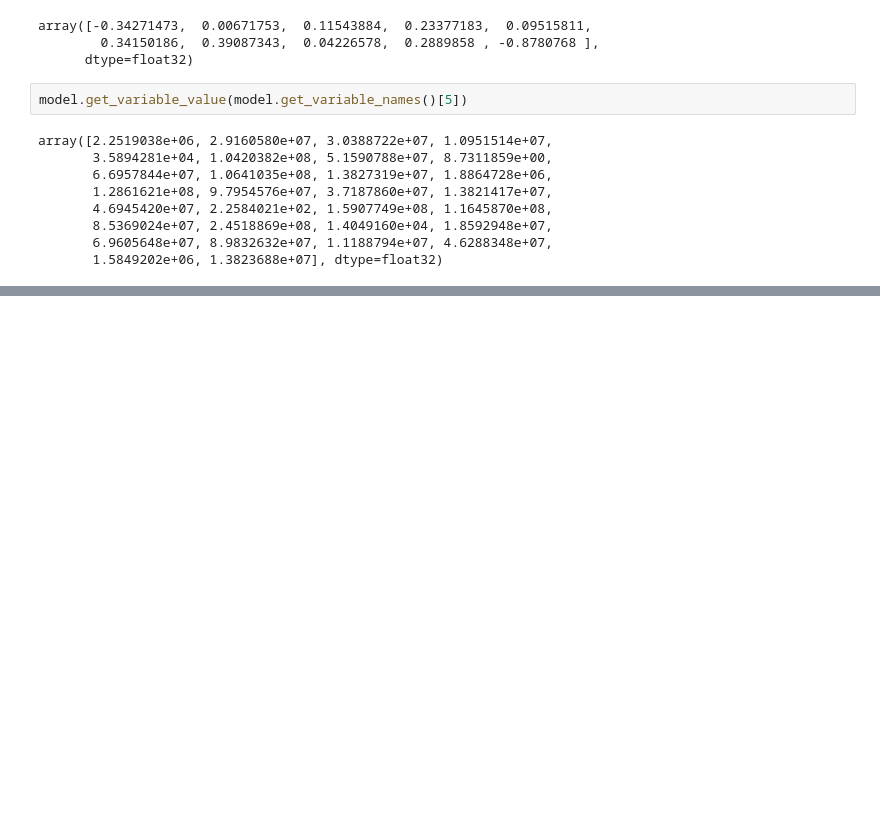
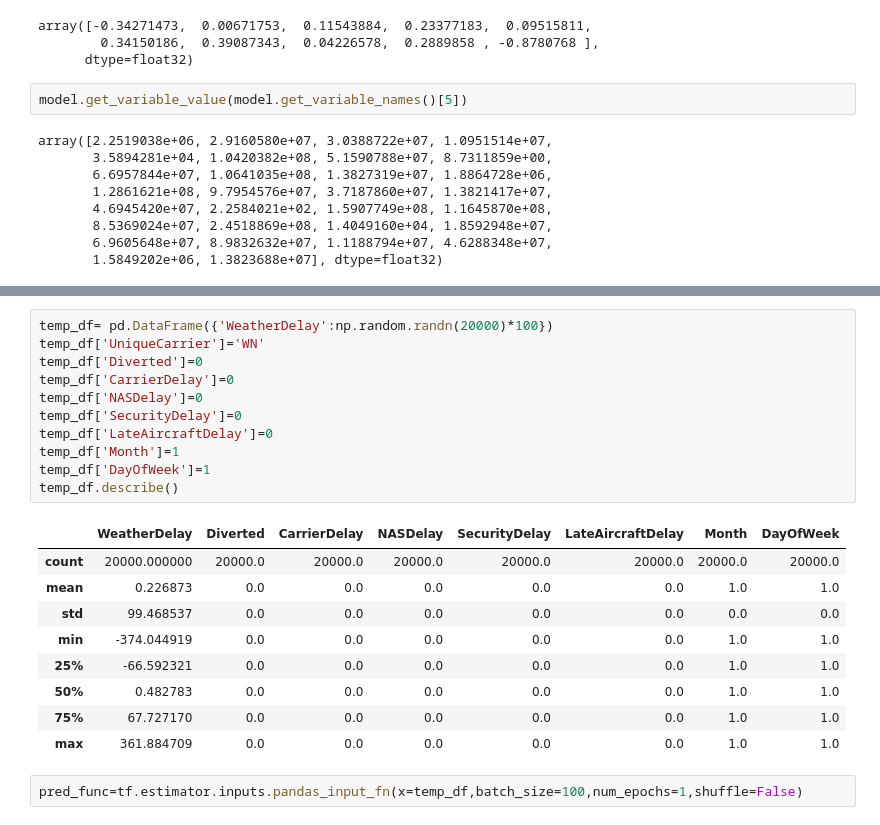
Before and after one commit to srihari4mbatech/IGT_assignment, a Jupyter notebook: IGT_delay_prediction.ipynb, the cells around one changed output, grey strips where cells are left out. Saved outputs shown, nothing was run; the diff lists cells and outputs as text; blank space fills up the shorter version.

```diff
--- a/IGT_delay_prediction.ipynb
+++ b/IGT_delay_prediction.ipynb
@@ -209,0 +232,23 @@ array([2.2519038e+06, 2.9160580e+07, 3.0388722e+07, 1.0951514e+07,
+# %%
+temp_df= pd.DataFrame({'WeatherDelay':np.random.randn(20000)*100})
+temp_df['UniqueCarrier']='WN'
+temp_df['Diverted']=0
+temp_df['CarrierDelay']=0
+temp_df['NASDelay']=0
+temp_df['SecurityDelay']=0
+temp_df['LateAircraftDelay']=0
+temp_df['Month']=1
+temp_df['DayOfWeek']=1
+temp_df.describe()
+# %% [output]
+|  | WeatherDelay | Diverted | CarrierDelay | NASDelay | SecurityDelay | LateAircraftDelay | Month | DayOfWeek |
+| count | 20000.000000 | 20000.0 | 20000.0 | 20000.0 | 20000.0 | 20000.0 | 20000.0 | 20000.0 |
+| mean | 0.226873 | 0.0 | 0.0 | 0.0 | 0.0 | 0.0 | 1.0 | 1.0 |
+| std | 99.468537 | 0.0 | 0.0 | 0.0 | 0.0 | 0.0 | 0.0 | 0.0 |
+| min | -374.044919 | 0.0 | 0.0 | 0.0 | 0.0 | 0.0 | 1.0 | 1.0 |
+| 25% | -66.592321 | 0.0 | 0.0 | 0.0 | 0.0 | 0.0 | 1.0 | 1.0 |
+| 50% | 0.482783 | 0.0 | 0.0 | 0.0 | 0.0 | 0.0 | 1.0 | 1.0 |
+| 75% | 67.727170 | 0.0 | 0.0 | 0.0 | 0.0 | 0.0 | 1.0 | 1.0 |
+| max | 361.884709 | 0.0 | 0.0 | 0.0 | 0.0 | 0.0 | 1.0 | 1.0 |
+# %%
+pred_func=tf.estimator.inputs.pandas_input_fn(x=temp_df,batch_size=100,num_epochs=1,shuffle=False)
```
Also changed, not shown: parts of 7 cells of this notebook, 2 other files.
